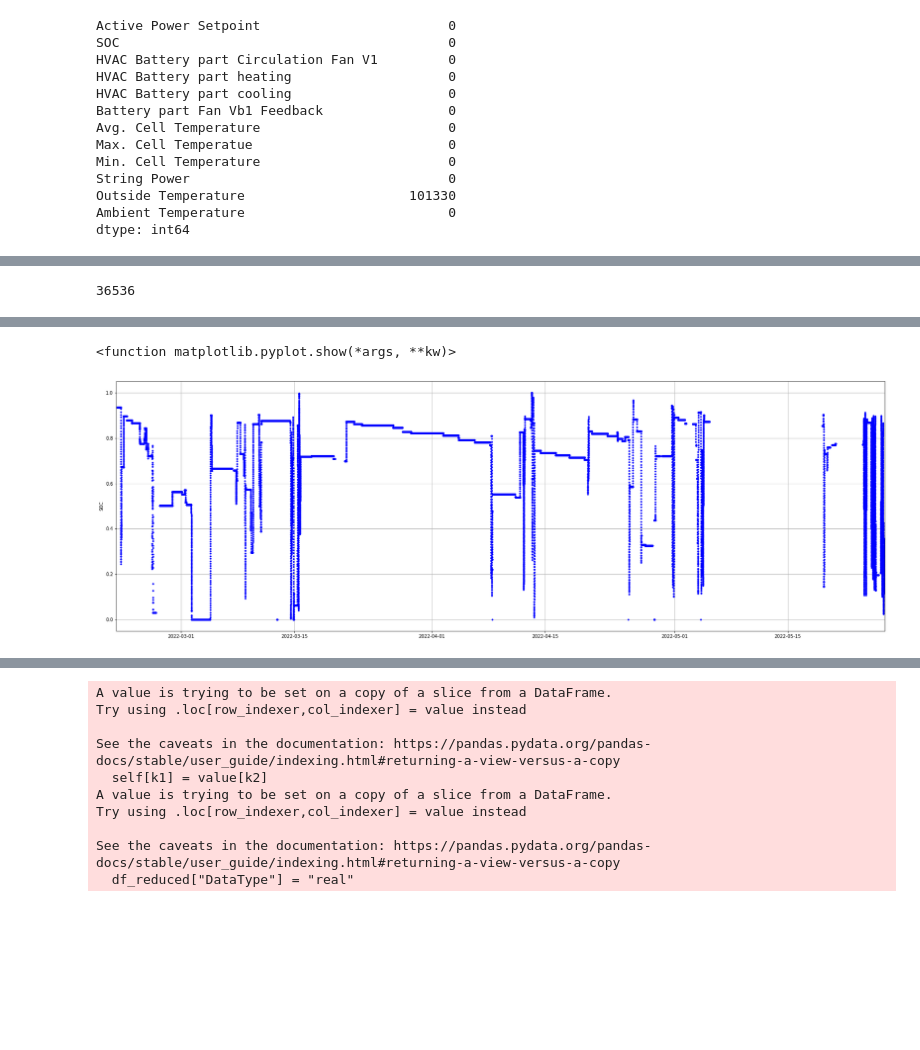
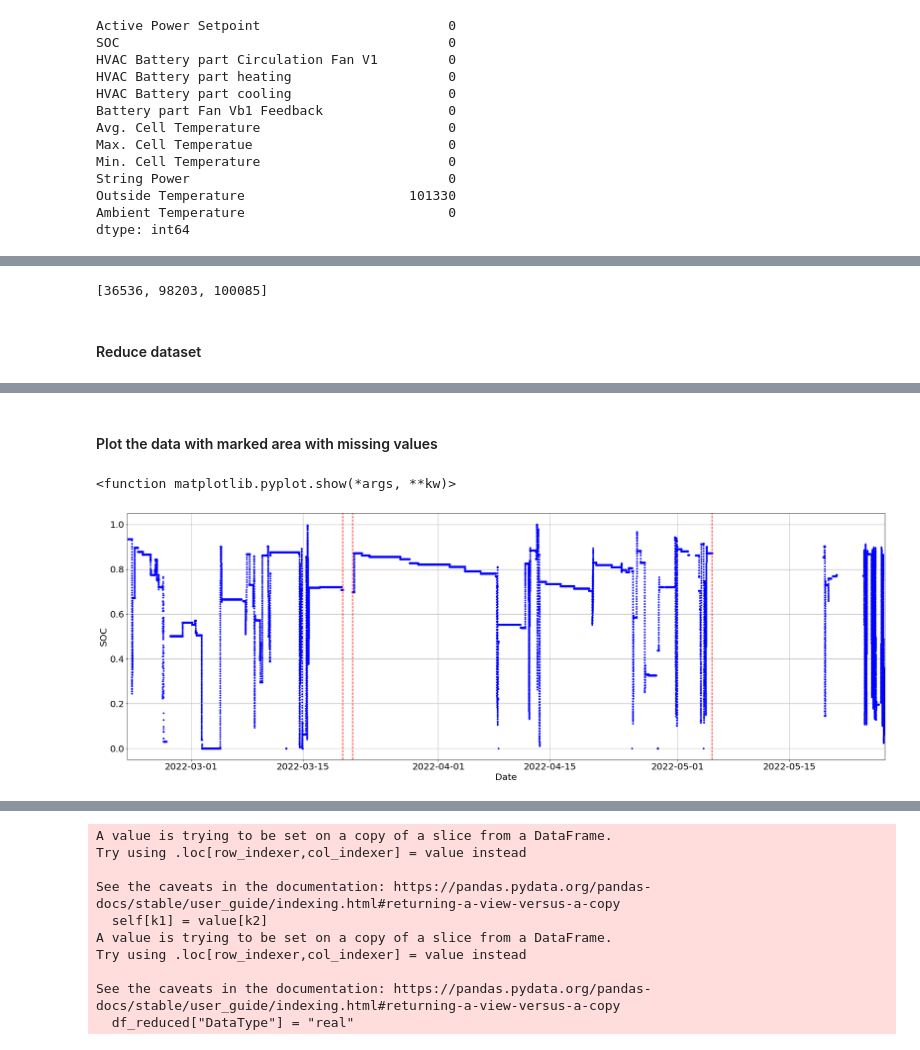
Before and after one commit to mbujdakova/BESS_BDP, a Jupyter notebook: BESS.ipynb, the cells around one changed output, grey strips where cells are left out. Saved outputs shown, nothing was run; the diff lists cells and outputs as text; code cells hidden in the pictures; blank space fills up the shorter version.

```diff
--- a/BESS.ipynb
+++ b/BESS.ipynb
@@ -70,13 +74,5 @@ dtype: int64
 # %%
-# Create a list of numeric columns and binary columns
-numeric_cols = ['Active Power Setpoint', 'SOC', 'Battery part Fan Vb1 Feedback', 'Avg. Cell Temperature',
-       'Max. Cell Temperatue', 'Min. Cell Temperature', 'String Power',
-       'Outside Temperature', 'Ambient Temperature']
-binary_cols = ['HVAC Battery part Circulation Fan V1',
-       'HVAC Battery part heating', 'HVAC Battery part cooling',]
-
 def check_sampling_time_period(df, sampling_time):
-# change the days value to whatever you want
        sampling_time_seconds = sampling_time.total_seconds()
        missing_rows = []
 
@@ -90,13 +86,15 @@ def check_sampling_time_period(df, sampling_time):
                      missing_data = df.loc[(df.index > previous_time) & (df.index < current_time)]
                      missing_rows.append(i)
        return missing_rows
+
+# Check if the dataset contains missing data more than from 2 two days
+sampling_time = timedelta(days=1)
+idx_missing_rows_more_than_1_day = check_sampling_time_period(df,sampling_time)
+idx_missing_rows_more_than_1_day
+# %% [output]
+[36536, 98203, 100085]
-# %%
-sampling_time = timedelta(days=1)
-idx_missing_rows_more_than_1_day = check_sampling_time_period(df,sampling_time)
-idx_missing_rows_more_than_1_day
-idx_missing_rows_more_than_1_day[0]
-# %% [output]
-36536
+# %% [markdown]
+#### Reduce dataset
 # %%
 df_reduced = df.iloc[0:idx_missing_rows_more_than_1_day[1],:]
 df_reduced.tail()
@@ -108,16 +106,22 @@ df_reduced.tail()
 | 2022-05-05 06:59:00+00:00 | 0.0 | 0.873125 | 0.0 | 0.0 | 0.0 | ... |
 | 2022-05-05 07:00:00+00:00 | 0.0 | 0.873125 | 0.0 | 0.0 | 0.0 | ... |
 | 2022-05-05 07:01:00+00:00 | 0.0 | 0.873125 | 0.0 | 0.0 | 0.0 | ... |
+# %% [markdown]
+#### Plot the data with marked area with missing values
 # %%
 plt.figure(figsize=(30, 10))
 plt.plot(df.index, df['SOC'],'b.')
-plt.ylabel('SOC')
+plt.ylabel('SOC',fontsize=20)
+plt.xlabel('Date',fontsize=20)
+plt.xticks(fontsize=20)
+plt.yticks(fontsize=20)
 plt.grid()
 plt.xlim(df.index[0], df.index[-1])
-#plt.axvline(df.index[df.index == df_reduced.index[-1]], color='red', linestyle='--')
-#plt.axvline(df.index[idx_missing_rows_more_than_1_day[0]], color='red', linestyle='--')
-#plt.axvline(df.index[df.index == df.iloc[0:idx_missing_rows_more_than_1_day[0],:].tail().index[-1]], color='red', linestyle='--')
+
+plt.axvline(df.index[df.index == df_reduced.index[-1]], color='red', linestyle='--')
+plt.axvline(df.index[idx_missing_rows_more_than_1_day[0]], color='red', linestyle='--')
+plt.axvline(df.index[df.index == df.iloc[0:idx_missing_rows_more_than_1_day[0],:].tail().index[-1]], color='red', linestyle='--')
 plt.show
 # %% [output]
 <function matplotlib.pyplot.show(*args, **kw)>
-[figure, old version]
+[figure, new version]
```
Also changed, not shown: parts of 85 cells of this notebook.
